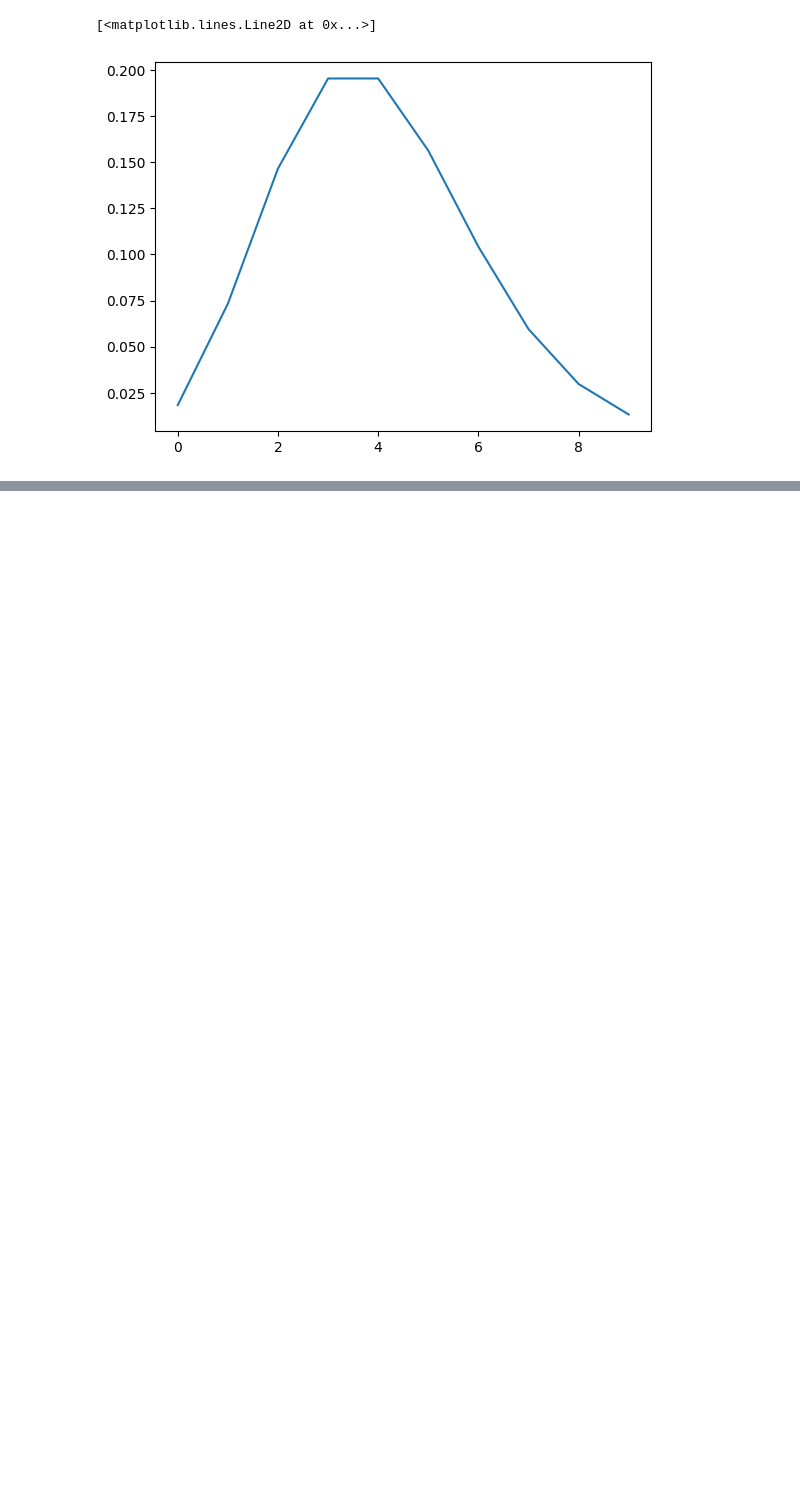
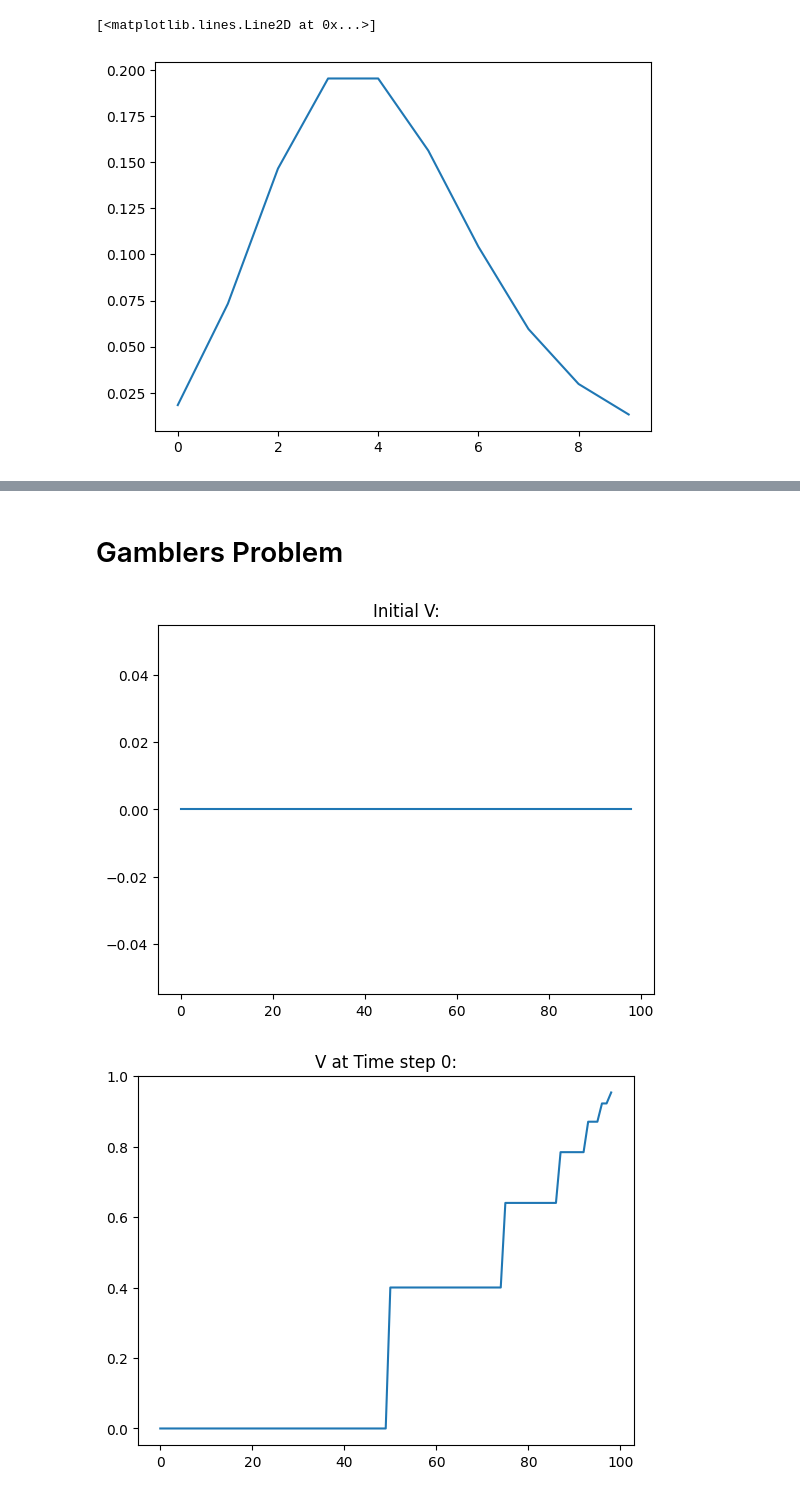
Before and after one commit to monopolize-all/Solved-RL-Bartlow-Andrew, a Jupyter notebook: dynamic_programming.ipynb, the cells around one changed output, grey strips where cells are left out. Drawn from its saved outputs; the diff is of its cells as text; code cells hidden in the pictures; blank space fills up the shorter version.

Commit message:
Finished DP examples. Need to address final policy difference.

```diff
--- a/dynamic_programming.ipynb
+++ b/dynamic_programming.ipynb
@@ -20,9 +20,12 @@ Eg 4.1) GridWorld
 # %%
 class GridWorld:
 
-    S = set(tuple(range(1, 15))+('t',))
+    S = list(range(1, 15))+['t']
 
-    A = set(('up', 'down', 'left', 'right'))
+    A = ['up', 'down', 'left', 'right']
+
+    def get_action_space(self, s):
+        return self.A
 
     def next_state_and_reward_probabilities(self, s, a):
         """Returns tuple with elements as p, s_, r (i.e probability, next state and reward)"""
@@ -50,7 +53,8 @@ class GridWorld:
 
         return ((1, ans[0], ans[1]),)
 
-    def plot(self, V):
+    def plot(self, V, title):
+        print(title)
         vals = [V['t']] + [V[i] for i in range(1, 15)] + [V['t']]
         for i in range(4):
             for j in range(4):
@@ -73,25 +77,29 @@ def iterative_policy_evaluation(world: GridWorld, policy_action_probs, V=None, t
         for s in world.S:
             V[s] = 0
 
-    if do_plot and plotter: plotter(V)
+    if do_plot and plotter: plotter(V, 'Initial V:')
 
+    t = 0
     while True:
         delta = 0
 
         for s in world.S:
+            A = world.get_action_space(s)
             v = V[s]
 
             V[s] = 0
-            for a, policy_action_probability in zip(world.A, policy_action_probs(s, world.A)):
+            for a, policy_action_probability in zip(A, policy_action_probs(s, A)):
                 for next_state_prob, s_, r in world.next_state_and_reward_probabilities(s, a):
                     V[s] += policy_action_probability * next_state_prob * (r + gamma * V[s_])
 
             delta = max(delta, abs(v - V[s]))
 
-        if do_plot and plotter: plotter(V)
+        if do_plot and plotter: plotter(V, f'V at Time step {t}:')
 
         if delta < thetha: break
 
+        t += 1
+
     return V
 # %%
 iterative_policy_evaluation(gridworld, equiprobable_random_policy, thetha=0.01, gamma=1, do_plot=True)
@@ -141,10 +149,12 @@ def policy_iteration(world: GridWorld, V=None, policy=None, thetha=0.1, gamma=0.
     if policy is None:
         policy = {}
         for s in world.S:
-            policy[s] = random.choice(list(world.A))
+            A = world.get_action_space(s)
+            policy[s] = random.choice(list(A))
 
-    if do_plot and plotter: plotter(V)
+    if do_plot and plotter: plotter(V, 'Initial V:')
 
+    t = 0
     while True:
         def policy_action_probs(s, A):
             return np.eye(len(A))[list(A).index(policy[s])]
@@ -154,11 +164,13 @@ def policy_iteration(world: GridWorld, V=None, policy=None, thetha=0.1, gamma=0.
         policy_stable = True
 
         for s in world.S:
+            A = world.get_action_space(s)
+
             old_action = policy[s]
 
             max_G = -math.inf
 
-            for a in world.A:
+            for a in A:
                 G = 0
                 for next_state_prob, s_, r in world.next_state_and_reward_probabilities(s, a):
                     G = next_state_prob * (r + gamma * V[s_])
@@ -170,10 +182,12 @@ def policy_iteration(world: GridWorld, V=None, policy=None, thetha=0.1, gamma=0.
             if old_action != policy[s]:
                 policy_stable = False
 
-        if do_plot and plotter: plotter(V)
+        if do_plot and plotter: plotter(V, f'V at Time step {t}:')
 
         if policy_stable: break
 
+        t += 1
+
     return V
 # %%
 policy_iteration(gridworld, thetha=0.1, gamma=0.9, do_plot=True)
@@ -298,0 +379,2 @@ KeyboardInterrupt:
+# %% [markdown]
+# Gamblers Problem
@@ -298,0 +430,9 @@ KeyboardInterrupt:
+# %%
+gamblers_problem = GamblersProblem(ph = 0.4)
+
+V = policy_iteration(gamblers_problem, thetha=0.01, gamma=1, do_plot=True)
+
+gamblers_problem.plot_policy(V)
+# %% [output]
+[figure, added]
+[figure, added]
```
Also changed, not shown: parts of 11 cells of this notebook.
